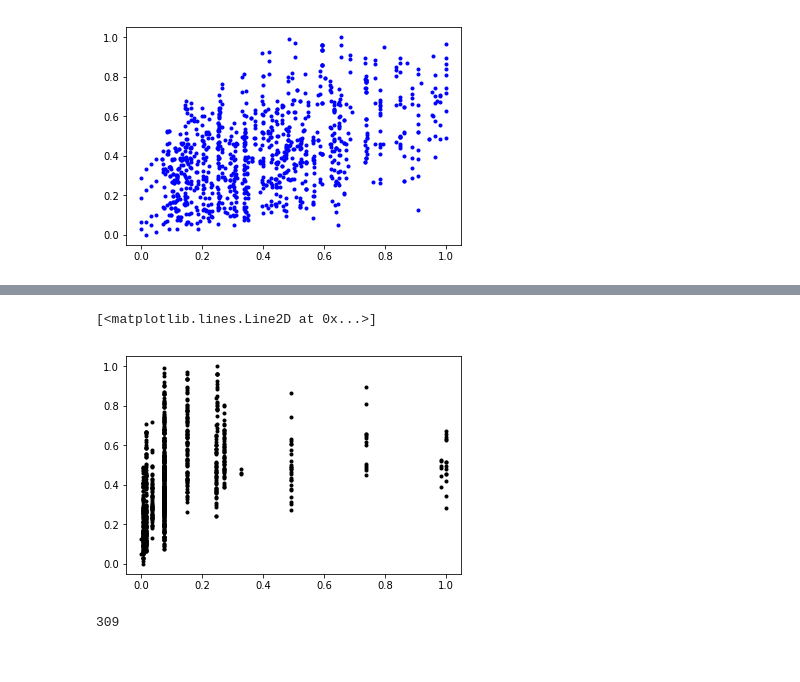
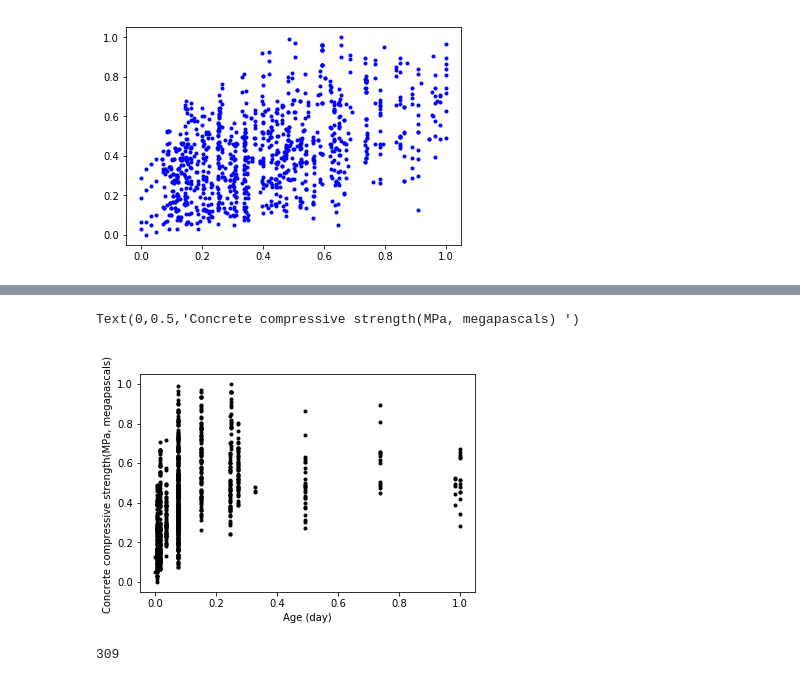
Before and after one commit to shivvignesh/Estimating-the-strength-of-concrete-mixture.-, a Jupyter notebook: compressive strength of Concrete .ipynb, the cells around one changed output, grey strips where cells are left out. Cells and saved outputs as stored; diff of their text form; code cells hidden in the pictures.

```diff
--- a/compressive strength of Concrete .ipynb
+++ b/compressive strength of Concrete .ipynb
@@ -140,8 +142,10 @@ plt.plot(x7,y,"b.")
 # %%
 plt.plot(x8,y,"k.")
+plt.xlabel('Age (day)')
+plt.ylabel('Concrete compressive strength(MPa, megapascals) ')
 # %% [output]
-[<matplotlib.lines.Line2D at 0x...>]
+Text(0,0.5,'Concrete compressive strength(MPa, megapascals) ')
-[figure, old version]
+[figure, new version]
 # %%
 X=np.array(x)
 Y=np.array(y)
```
Also changed, not shown: parts of 15 cells of this notebook.
